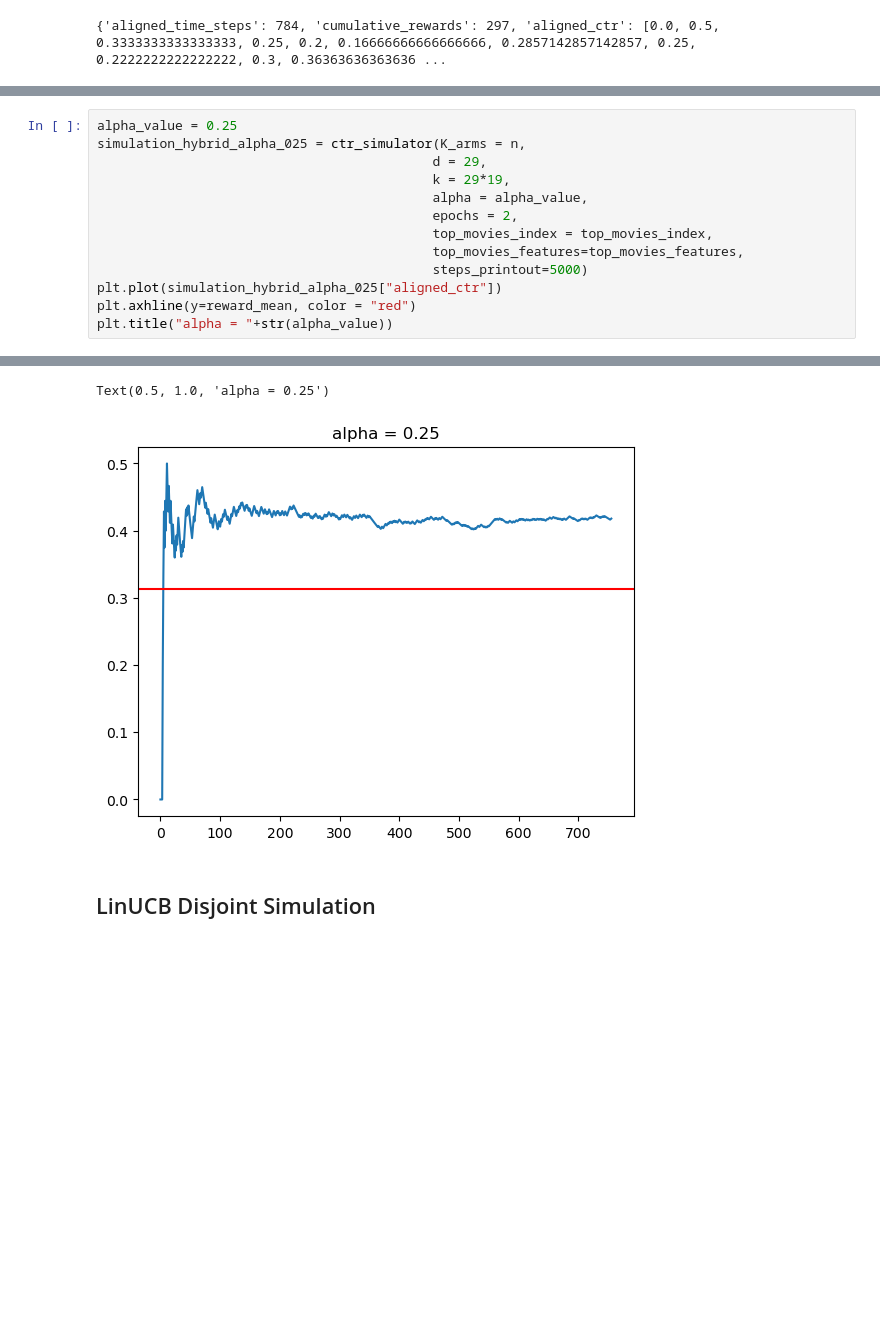
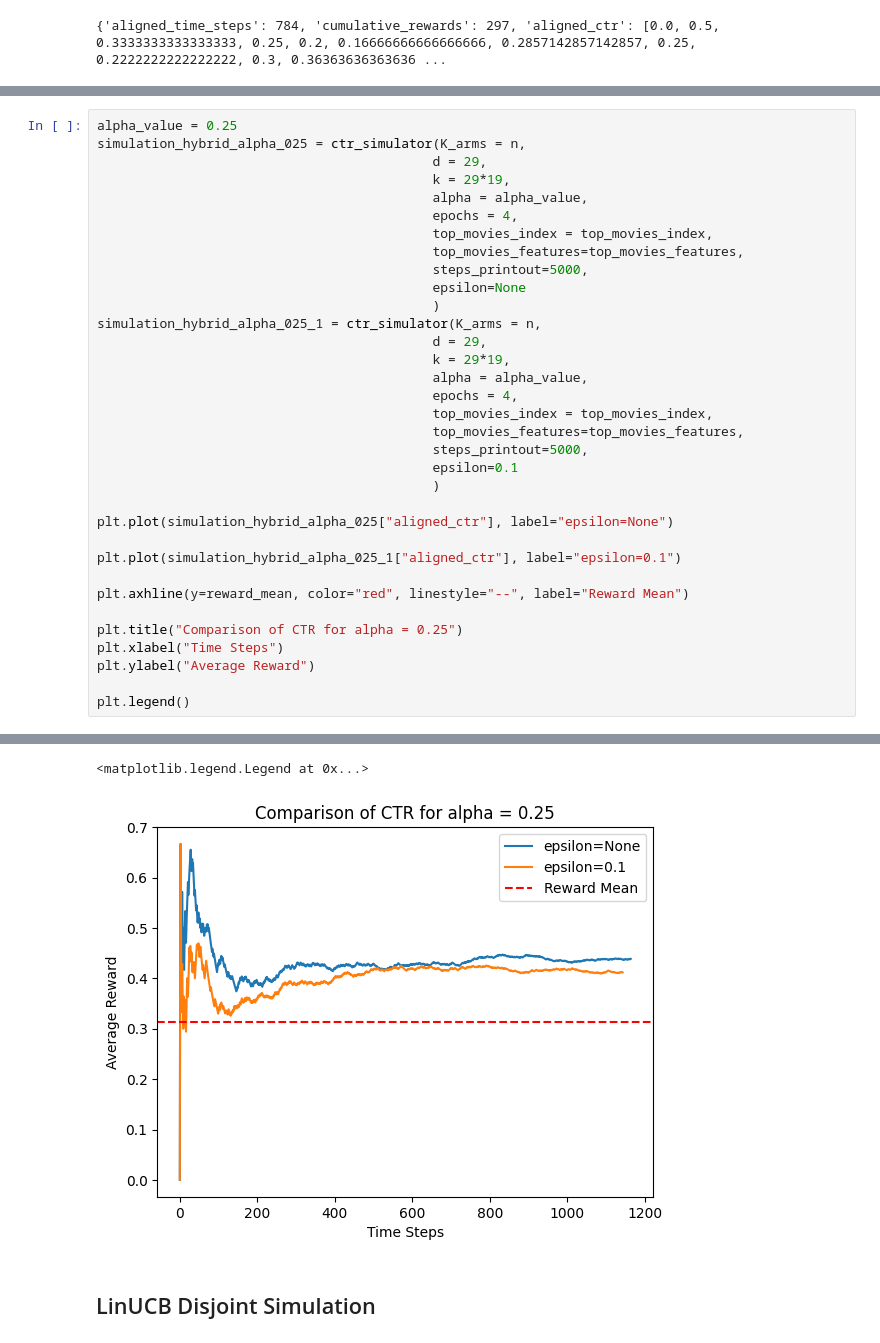
Before and after one commit to tmznwnel00/gradient_bandits, a Jupyter notebook: LinUCB/LinUCB_hybrid.ipynb, the cells around one changed output, grey strips where cells are left out. Saved outputs shown, nothing was run; the diff lists cells and outputs as text; blank space fills up the shorter version.

```diff
--- a/LinUCB/LinUCB_hybrid.ipynb
+++ b/LinUCB/LinUCB_hybrid.ipynb
@@ -473,13 +549,34 @@ simulation_hybrid_alpha_025 = ctr_simulator(K_arms = n,
                                            d = 29,
                                            k = 29*19,
                                            alpha = alpha_value,
-                                           epochs = 2,
+                                           epochs = 4,
                                            top_movies_index = top_movies_index,
                                            top_movies_features=top_movies_features,
-                                           steps_printout=5000)
-plt.plot(simulation_hybrid_alpha_025["aligned_ctr"])
-plt.axhline(y=reward_mean, color = "red")
-plt.title("alpha = "+str(alpha_value))
+                                           steps_printout=5000,
+                                           epsilon=None
+                                           )
+simulation_hybrid_alpha_025_1 = ctr_simulator(K_arms = n,
+                                           d = 29,
+                                           k = 29*19,
+                                           alpha = alpha_value,
+                                           epochs = 4,
+                                           top_movies_index = top_movies_index,
+                                           top_movies_features=top_movies_features,
+                                           steps_printout=5000,
+                                           epsilon=0.1
+                                           )
+
+plt.plot(simulation_hybrid_alpha_025["aligned_ctr"], label="epsilon=None")
+
+plt.plot(simulation_hybrid_alpha_025_1["aligned_ctr"], label="epsilon=0.1")
+
+plt.axhline(y=reward_mean, color="red", linestyle="--", label="Reward Mean")
+
+plt.title("Comparison of CTR for alpha = 0.25")
+plt.xlabel("Time Steps")
+plt.ylabel("Average Reward")
+
+plt.legend()
 # %% [output]
 Epoch: 0
 step 0
@@ -492,5 +598,5 @@ step 10000
-Text(0.5, 1.0, 'alpha = 0.25')
+<matplotlib.legend.Legend at 0x...>
-[figure, old version]
+[figure, new version]
 # %% [markdown]
 ## LinUCB Disjoint Simulation
 # %%
```
Also changed, not shown: parts of 5 cells of this notebook.
